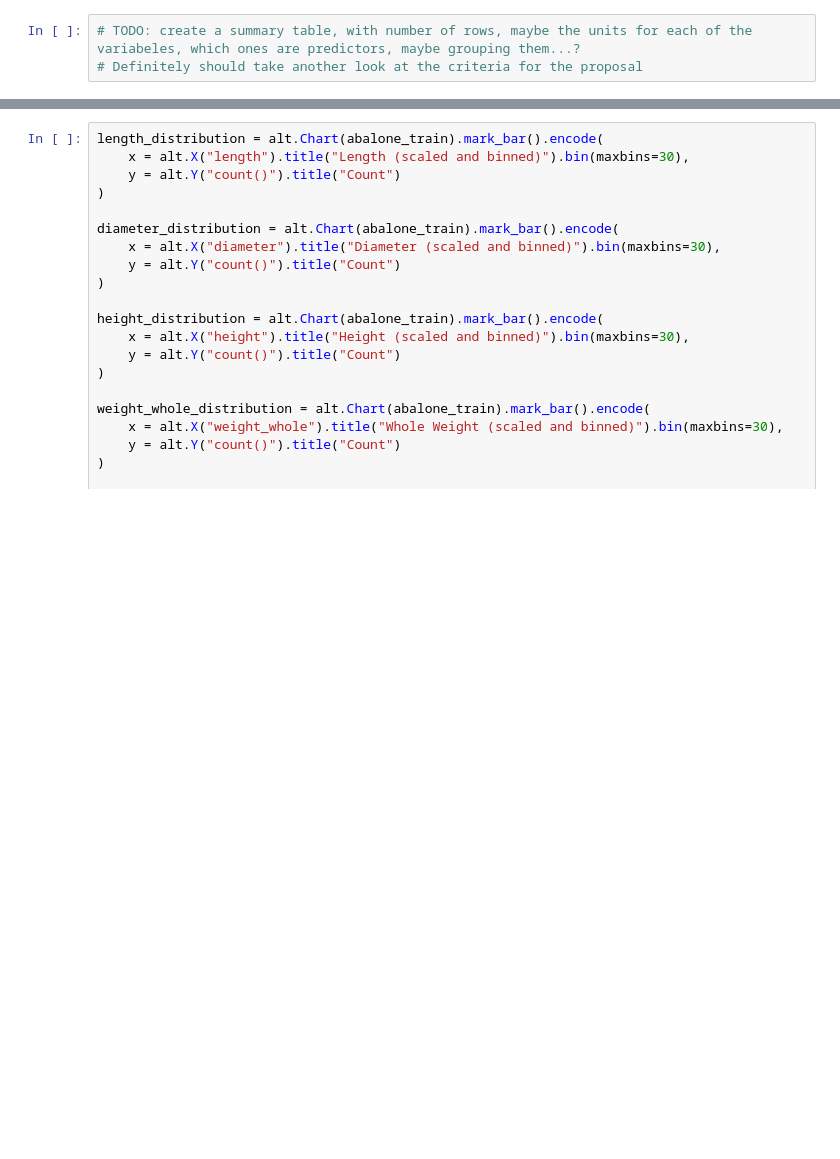
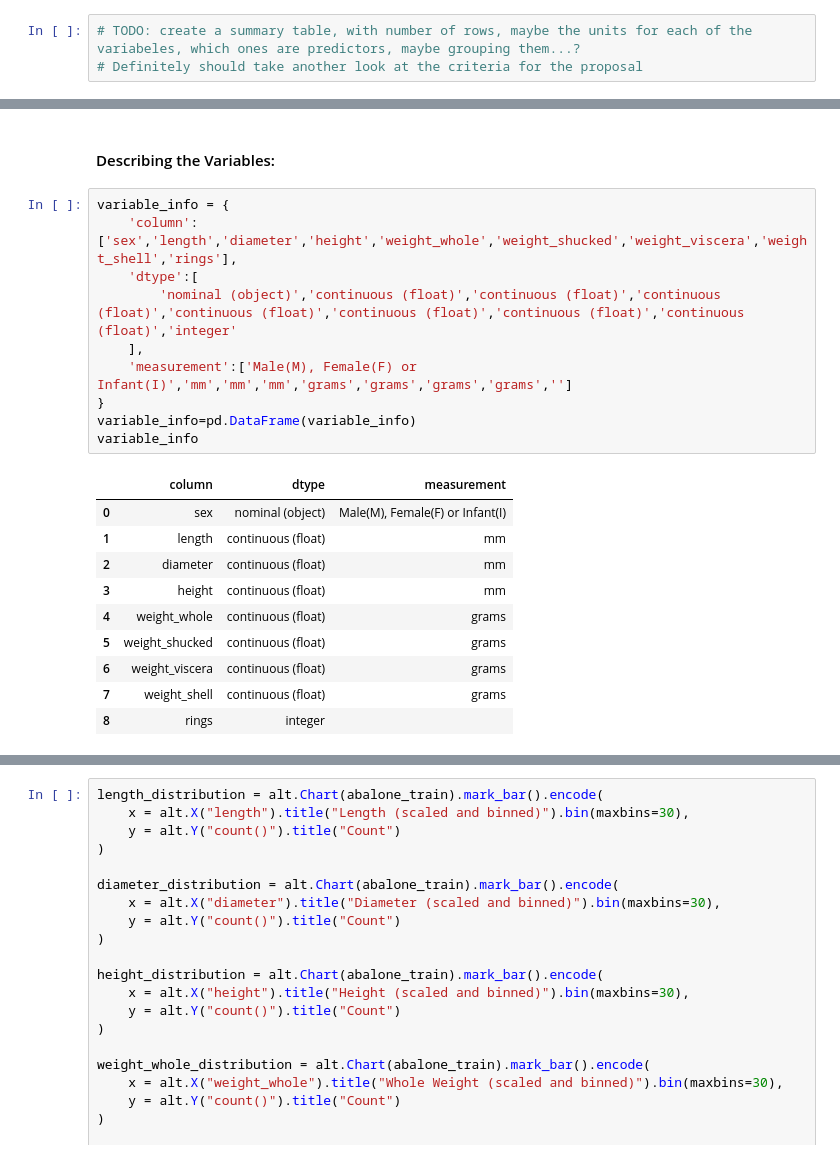
Before and after one commit to justinli34/Abalone-Age-Model, a Jupyter notebook: Project Proposal.ipynb, the cells around one changed output, grey strips where cells are left out. Cells and saved outputs as stored; diff of their text form; blank space fills up the shorter version.

```diff
--- a/Project Proposal.ipynb
+++ b/Project Proposal.ipynb
@@ -82,0 +104,23 @@ Summary table:
+# %% [markdown]
+#### Describing the Variables:
+# %%
+variable_info = {
+    'column':['sex','length','diameter','height','weight_whole','weight_shucked','weight_viscera','weight_shell','rings'],
+    'dtype':[
+        'nominal (object)','continuous (float)','continuous (float)','continuous (float)','continuous (float)','continuous (float)','continuous (float)','continuous (float)','integer'
+    ],
+    'measurement':['Male(M), Female(F) or Infant(I)','mm','mm','mm','grams','grams','grams','grams','']
+}
+variable_info=pd.DataFrame(variable_info)
+variable_info
+# %% [output]
+|  | column | dtype | measurement |
+| 0 | sex | nominal (object) | Male(M), Female(F) or Infant(I) |
+| 1 | length | continuous (float) | mm |
+| 2 | diameter | continuous (float) | mm |
+| 3 | height | continuous (float) | mm |
+| 4 | weight_whole | continuous (float) | grams |
+| 5 | weight_shucked | continuous (float) | grams |
+| 6 | weight_viscera | continuous (float) | grams |
+| 7 | weight_shell | continuous (float) | grams |
+| 8 | rings | integer |  |
```
Also changed, not shown: parts of 11 cells of this notebook.
